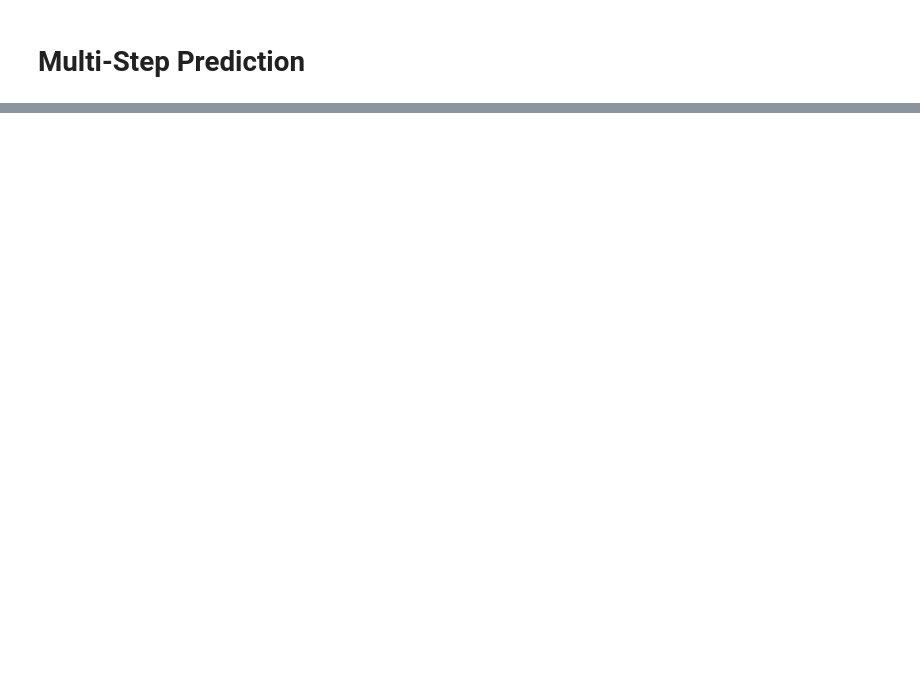
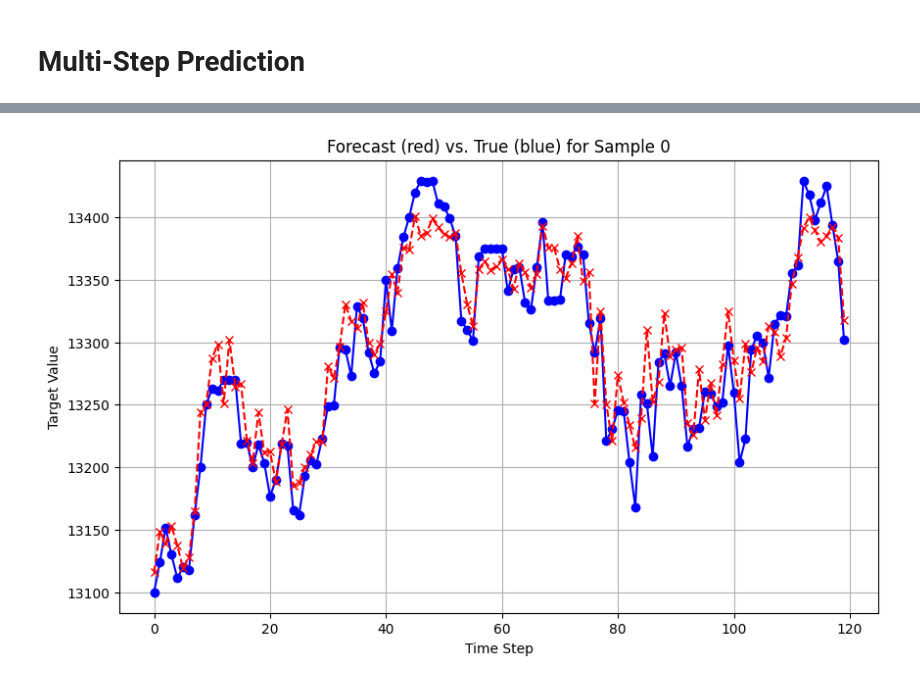
Before and after one commit to Jeddy-Xie/CNN-LSTM, a Jupyter notebook: test.ipynb, the cells around one changed output, grey strips where cells are left out. Drawn from its saved outputs; the diff is of its cells as text; code cells hidden in the pictures; blank space fills up the shorter version.

Commit message:
feat: update model loading and evaluation logic - Add model parameter access methods - Improve model evaluation pipeline - Fix model loading and prediction flow

```diff
--- a/test.ipynb
+++ b/test.ipynb
@@ -502,0 +755,36 @@ append_score(scores, cnn_lstm_record)
+# %%
+filters = int(61.634286707675976)
+window_size = 120
+kernel_size = 2
+lstm_units = int(23.488894741236955)
+learning_rate = 0.0598698618348617
+epochs = int(49.963209507789)
+strides = 1
+seq2seq = True
+
+data_frame = data1
+feature_cols = ['x1', 'x2', 'x3', 'x4', 'x5']
+target_col = 'y'
+return_index = False
+scaler = y_scaler1
+forecast_horizon = 1
+
+y_pred, y_true = cnn_lstm_model_eval(data_frame = data_frame,
+                                     feature_cols = feature_cols,
+                                     target_col = target_col,
+                                     return_index = return_index,
+                                     scaler = scaler,
+                                     filters = filters,
+                                     window_size = window_size,
+                                     kernel_size = kernel_size,
+                                     strides = strides,
+                                     lstm_units = lstm_units,
+                                     learning_rate = learning_rate,
+                                     epochs = epochs,
+                                     seq2seq = seq2seq,
+                                     forecast_horizon = forecast_horizon,
+                                     optimize = False,
+                                     results = True)
+
+plot_single_forecast(y_true, y_pred, sample_index=0)
+# %% [output]
@@ -502,0 +792 @@ append_score(scores, cnn_lstm_record)
+[figure, added]
```
Also changed, not shown: parts of 20 cells of this notebook, 1 other file.
